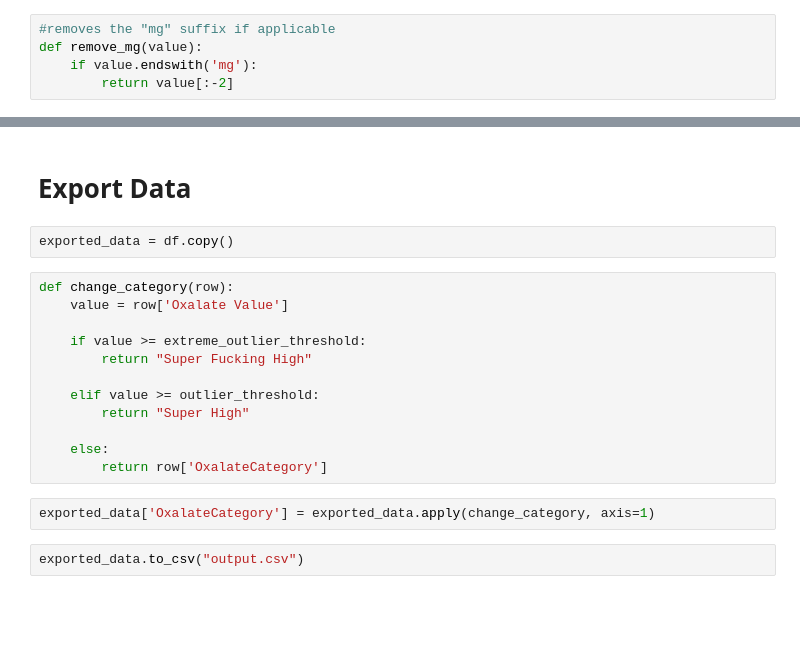
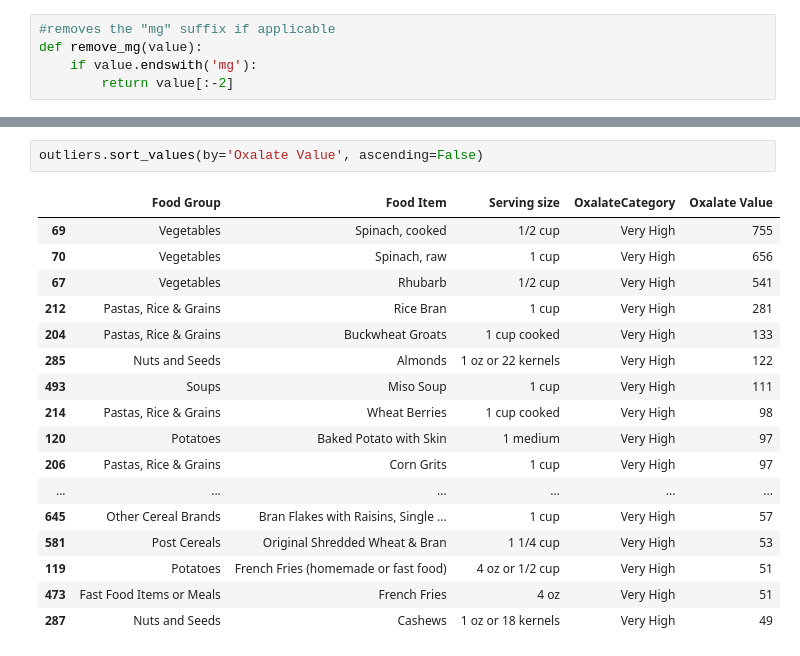
Before and after one commit to rykroon/oxalate_analysis, a Jupyter notebook: oxalate_content_analysis.ipynb, the cells around one changed output, grey strips where cells are left out. Cells and saved outputs as stored; diff of their text form; blank space fills up the shorter version.

```diff
--- a/oxalate_content_analysis.ipynb
+++ b/oxalate_content_analysis.ipynb
@@ -235,20 +104,20 @@ extreme_outliers
-# %% [markdown]
-# Export Data
-# %%
-exported_data = df.copy()
-# %%
-def change_category(row):
-    value = row['Oxalate Value']
-
-    if value >= extreme_outlier_threshold:
-        return "Super Fucking High"
-
-    elif value >= outlier_threshold:
-        return "Super High"
-
-    else:
-        return row['OxalateCategory']
-# %%
-exported_data['OxalateCategory'] = exported_data.apply(change_category, axis=1)
-# %%
-exported_data.to_csv("output.csv")
+# %%
+outliers.sort_values(by='Oxalate Value', ascending=False)
+# %% [output]
+|  | Food Group | Food Item | Serving size | OxalateCategory | Oxalate Value |
+| 69 | Vegetables | Spinach, cooked | 1/2 cup | Very High | 755 |
+| 70 | Vegetables | Spinach, raw | 1 cup | Very High | 656 |
+| 67 | Vegetables | Rhubarb | 1/2 cup | Very High | 541 |
+| 212 | Pastas, Rice & Grains | Rice Bran | 1 cup | Very High | 281 |
+| 204 | Pastas, Rice & Grains | Buckwheat Groats | 1 cup cooked | Very High | 133 |
+| 285 | Nuts and Seeds | Almonds | 1 oz or 22 kernels | Very High | 122 |
+| 493 | Soups | Miso Soup | 1 cup | Very High | 111 |
+| 214 | Pastas, Rice & Grains | Wheat Berries | 1 cup cooked | Very High | 98 |
+| 120 | Potatoes | Baked Potato with Skin | 1 medium | Very High | 97 |
+| 206 | Pastas, Rice & Grains | Corn Grits | 1 cup | Very High | 97 |
+| ... | ... | ... | ... | ... | ... |
+| 645 | Other Cereal Brands | Bran Flakes with Raisins, Single ... | 1 cup | Very High | 57 |
+| 581 | Post Cereals | Original Shredded Wheat & Bran | 1 1/4 cup | Very High | 53 |
+| 119 | Potatoes | French Fries (homemade or fast food) | 4 oz or 1/2 cup | Very High | 51 |
+| 473 | Fast Food Items or Meals | French Fries | 4 oz | Very High | 51 |
+| 287 | Nuts and Seeds | Cashews | 1 oz or 18 kernels | Very High | 49 |
```
Also changed, not shown: parts of 22 cells of this notebook, 1 other file.
